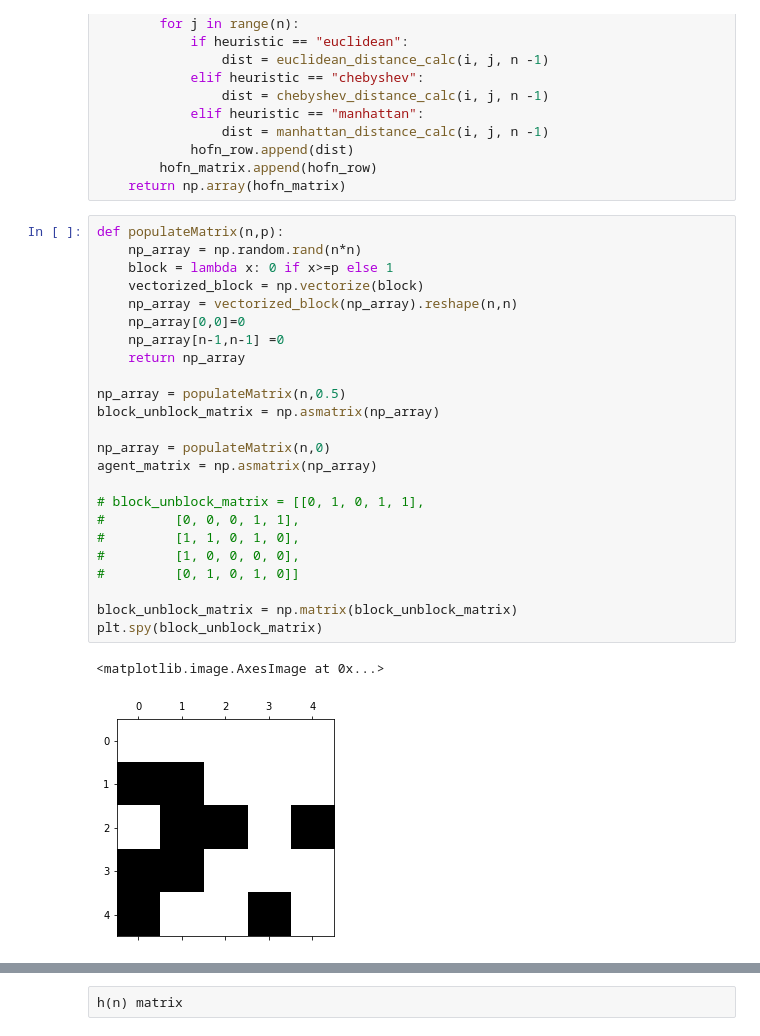
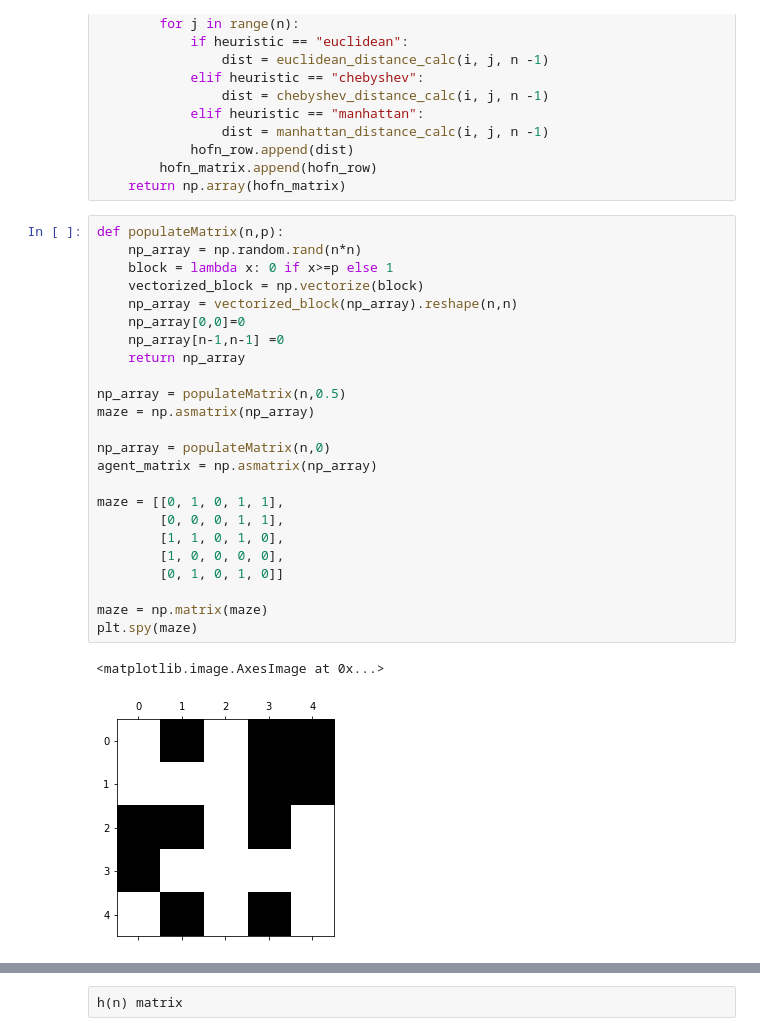
Before and after one commit to harish-udhayakumar/A-star, a Jupyter notebook: Repeated-A-star.ipynb, the cells around one changed output, grey strips where cells are left out. Saved outputs shown, nothing was run; the diff lists cells and outputs as text.

```diff
--- a/Repeated-A-star.ipynb
+++ b/Repeated-A-star.ipynb
@@ -36,27 +36,27 @@ def compute_hofn(n, heuristic):
 # %%
 def populateMatrix(n,p):
     np_array = np.random.rand(n*n)
     block = lambda x: 0 if x>=p else 1
     vectorized_block = np.vectorize(block)
     np_array = vectorized_block(np_array).reshape(n,n)
     np_array[0,0]=0
     np_array[n-1,n-1] =0
     return np_array
 
 np_array = populateMatrix(n,0.5)
-block_unblock_matrix = np.asmatrix(np_array)
+maze = np.asmatrix(np_array)
 
 np_array = populateMatrix(n,0)
 agent_matrix = np.asmatrix(np_array)
 
-# block_unblock_matrix = [[0, 1, 0, 1, 1],
-#         [0, 0, 0, 1, 1],
-#         [1, 1, 0, 1, 0],
-#         [1, 0, 0, 0, 0],
-#         [0, 1, 0, 1, 0]]
+maze = [[0, 1, 0, 1, 1],
+        [0, 0, 0, 1, 1],
+        [1, 1, 0, 1, 0],
+        [1, 0, 0, 0, 0],
+        [0, 1, 0, 1, 0]]
 
-block_unblock_matrix = np.matrix(block_unblock_matrix)
-plt.spy(block_unblock_matrix)
+maze = np.matrix(maze)
+plt.spy(maze)
 # %% [output]
 <matplotlib.image.AxesImage at 0x...>
-[figure, old version]
+[figure, new version]
```
Also changed, not shown: parts of 7 cells of this notebook.
